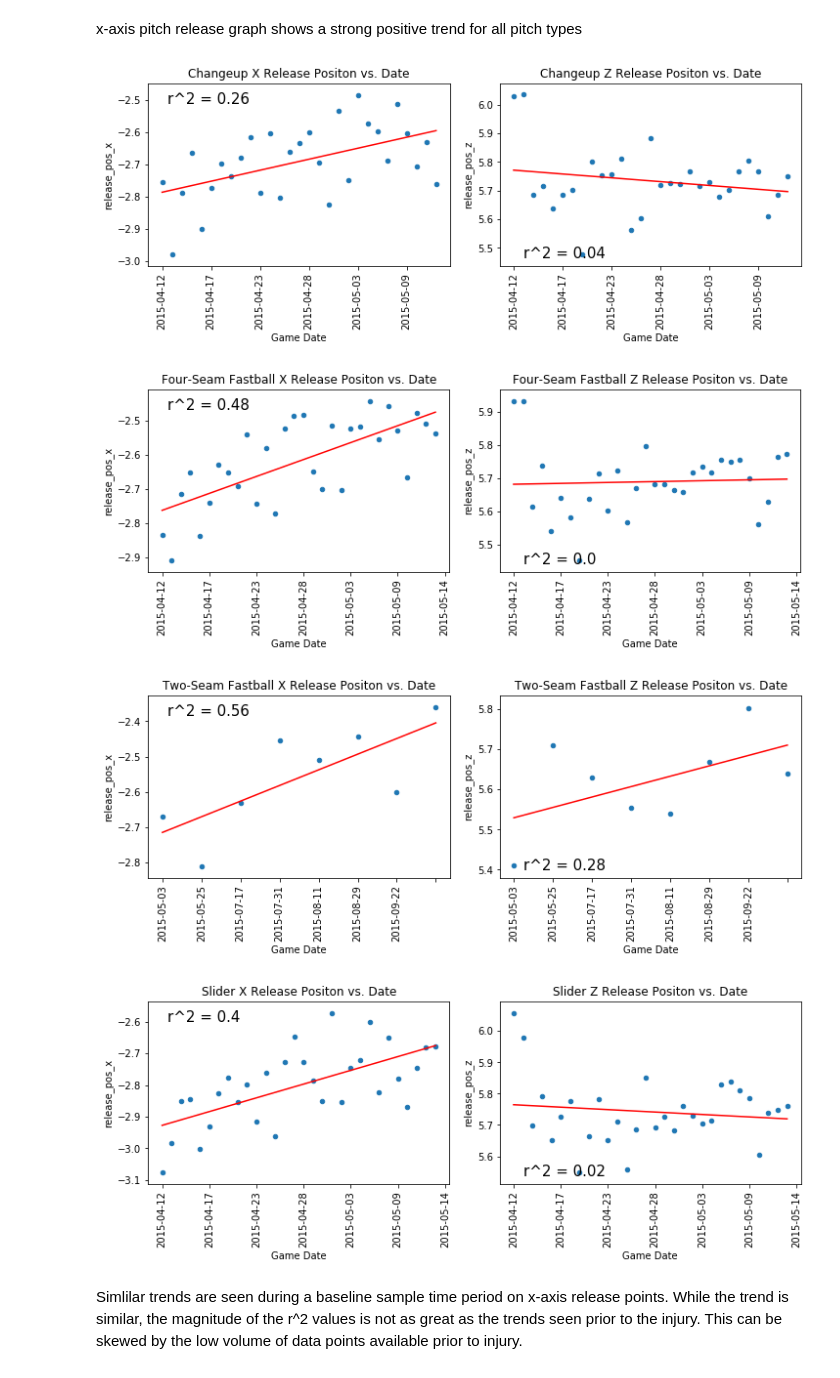
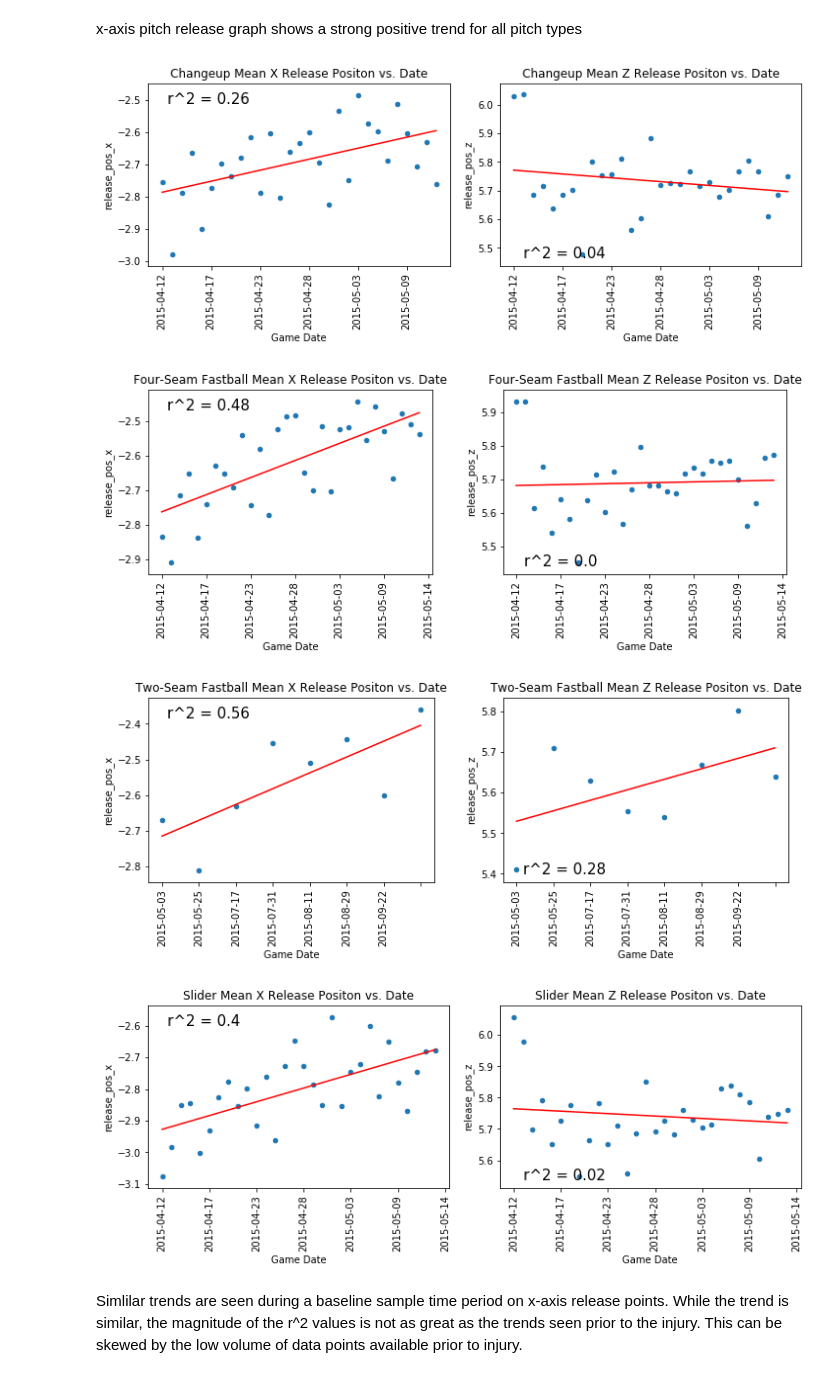
Before and after one commit to aburstyn9068/Pitch_Release_Injury_Analysis, a Jupyter notebook: Pitcher1.ipynb, the cells around one changed output. Saved outputs shown, nothing was run; the diff lists cells and outputs as text; code cells hidden in the pictures.

Commit message:
updated graph titles

```diff
--- a/Pitcher1.ipynb
+++ b/Pitcher1.ipynb
@@ -85,5 +85,5 @@ for pitch in pitches:
     graph = pitch[0].groupby("game_date").mean()
     graph = graph.reset_index()
     ax = graph.plot(kind="scatter", x="game_date", y="release_pos_x",
-              title=f"{pitch[1]} X Release Positon vs. Date", rot=90, figsize=(18,5))
+              title=f"{pitch[1]} Mean X Release Positon vs. Date", rot=90, figsize=(18,5))
 # %% [output]
@@ -99,5 +99,5 @@ for pitch in pitches:
     graph = pitch[0].groupby("game_date").mean()
     graph = graph.reset_index()
     ax = graph.plot(kind="scatter", x="game_date", y="release_pos_z",
-              title=f"{pitch[1]} Z Release Positon vs. Date", rot=90, figsize=(18,5))
+              title=f"{pitch[1]} Mean Z Release Positon vs. Date", rot=90, figsize=(18,5))
 # %% [output]
@@ -113,5 +113,5 @@ for pitch in pitches:
     graph = pitch[0].groupby("game_date").mean()
     graph = graph.reset_index()
     ax = graph.plot(kind="scatter", x="game_date", y="release_pos_y",
-              title=f"{pitch[1]} Y Release Positon vs. Date", rot=90, figsize=(18,5))
+              title=f"{pitch[1]} Mean Y Release Positon vs. Date", rot=90, figsize=(18,5))
 # %% [output]
@@ -141,9 +141,9 @@ for pitch in inj_pitches:
     x_values = np.arange(len(graph["game_date"]))
     graph["x_values"] = x_values
     graph.plot(kind="scatter", x="x_values", y="release_pos_x",
-              title=f"{pitch[1]} X Release Positon vs. Date", rot=90, ax=ax[0])
+              title=f"{pitch[1]} Mean X Release Positon vs. Date", rot=90, ax=ax[0])
     graph.plot(kind="scatter", x="x_values", y="release_pos_z",
-              title=f"{pitch[1]} Z Release Positon vs. Date", rot=90, ax=ax[1])
+              title=f"{pitch[1]} Mean Z Release Positon vs. Date", rot=90, ax=ax[1])
 
     # Linear regression analysis
     (slope, intercept, rvalue, pvalue, sterr) = linregress(graph["x_values"],
@@ -185,38 +185,38 @@ for pitch in pitches:
 # Plot mean pitch release X,Z location at game date range
 for pitch in baseline_pitches:
     fig, ax = plt.subplots(nrows=1, ncols=2, figsize=(10,4), constrained_layout=True)
     graph = pitch[0].groupby("game_date").mean()
     graph = graph.reset_index()
     x_values = np.arange(len(graph["game_date"]))
     graph["x_values"] = x_values
     graph.plot(kind="scatter", x="x_values", y="release_pos_x",
-              title=f"{pitch[1]} X Release Positon vs. Date", rot=90, ax=ax[0])
+              title=f"{pitch[1]} Mean X Release Positon vs. Date", rot=90, ax=ax[0])
     graph.plot(kind="scatter", x="x_values", y="release_pos_z",
-              title=f"{pitch[1]} Z Release Positon vs. Date", rot=90, ax=ax[1])
+              title=f"{pitch[1]} Mean Z Release Positon vs. Date", rot=90, ax=ax[1])
 
     # Linear regression analysis
     (slope, intercept, rvalue, pvalue, sterr) = linregress(graph["x_values"],
                                                            graph["release_pos_x"])
     regressValues = (slope*graph["x_values"]) + intercept
     ax[0].plot(graph["x_values"], regressValues, "red")
     ax[0].annotate(f"r^2 = {round(rvalue**2,2)}",fontsize=15,color="black",
                   xy=(.1,.85), xycoords="figure fraction")
 
     (slope, intercept, rvalue, pvalue, sterr) = linregress(graph["x_values"],
                                                            graph["release_pos_z"])
     regressValues = (slope*graph["x_values"]) + intercept
     ax[1].plot(graph["x_values"], regressValues, "red")
     ax[1].annotate(f"r^2 = {round(rvalue**2,2)}",fontsize=15,color="black",
                   xy=(.6,.32), xycoords="figure fraction")
 
     ax[0].set_xticklabels(graph["game_date"])
     ax[0].set_xlabel("Game Date")
     ax[1].set_xticklabels(graph["game_date"])
     ax[1].set_xlabel("Game Date")
 # %% [output]
-[figure, old version]
+[figure, new version]
-[figure, old version]
+[figure, new version]
-[figure, old version]
+[figure, new version]
-[figure, old version]
+[figure, new version]
 # %% [markdown]
 Simlilar trends are seen during a baseline sample time period on x-axis release points. While the trend is similar, the magnitude of the r^2 values is not as great as the trends seen prior to the injury. This can be skewed by the low volume of data points available prior to injury.
```
Also changed, not shown: parts of 4 cells of this notebook.
